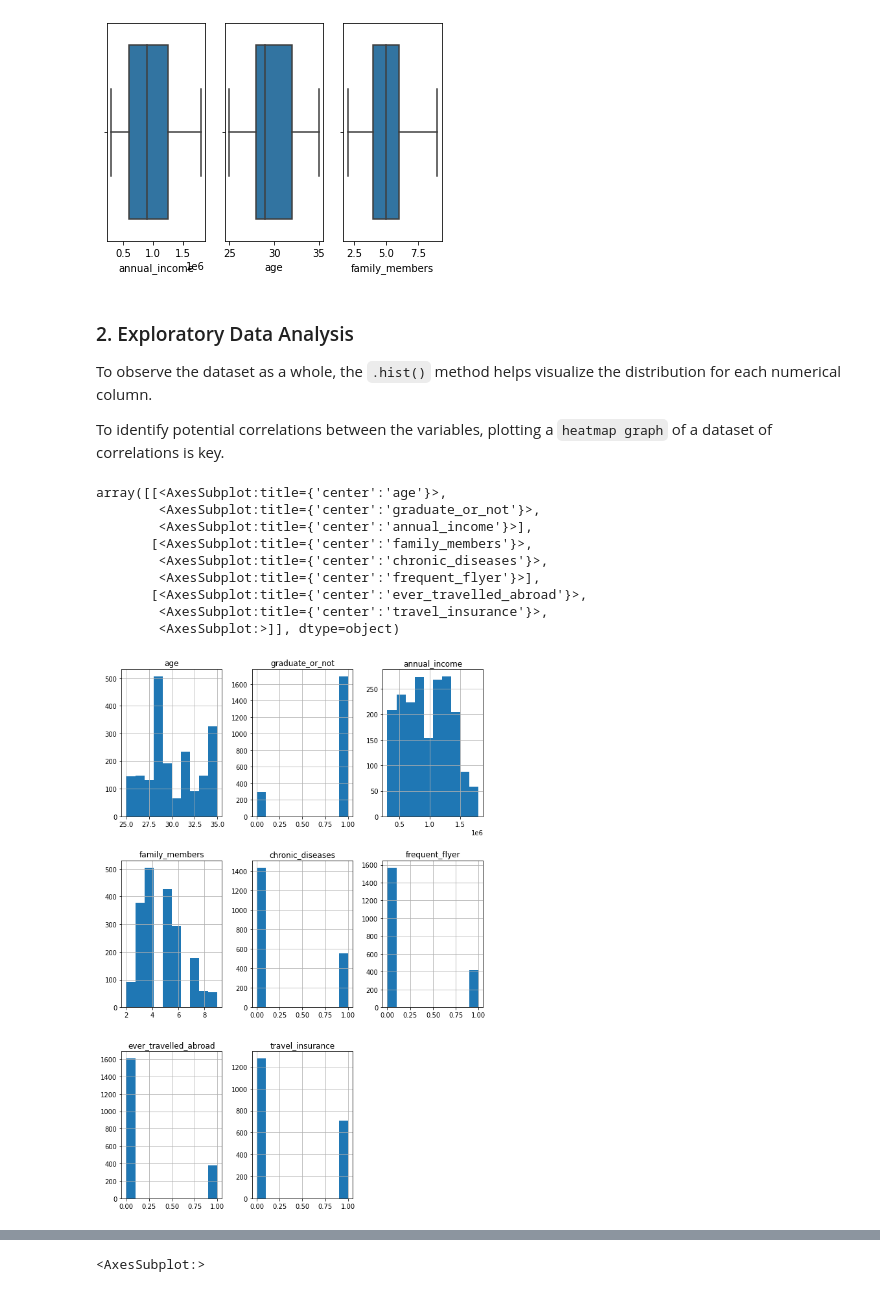
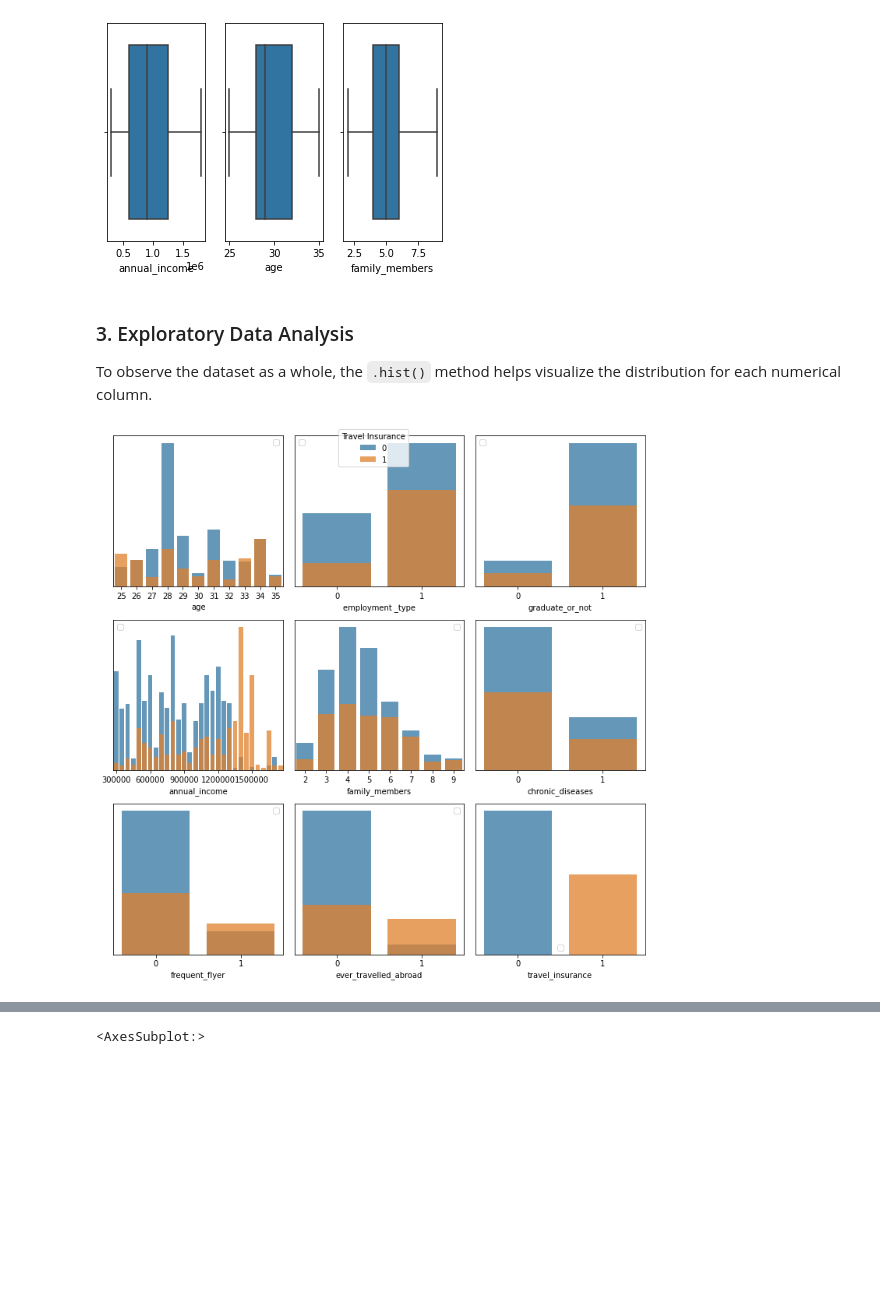
Before and after one commit to edgarflauzino/travel_insurance_analysis, a Jupyter notebook: analysis.ipynb, the cells around one changed output, grey strips where cells are left out. Cells and saved outputs as stored; diff of their text form; code cells hidden in the pictures; blank space fills up the shorter version.

Commit message:
improving analysis / added model metrics

```diff
--- a/analysis.ipynb
+++ b/analysis.ipynb
@@ -106,23 +108,21 @@ plt.show()
 # %% [output]
 [figure]
 # %% [markdown]
-### 2. Exploratory Data Analysis
+### 3. Exploratory Data Analysis
 
 To observe the dataset as a whole, the ``.hist()`` method helps visualize the distribution for each numerical column.
-
-To identify potential correlations between the variables, plotting a ``heatmap graph`` of a dataset of correlations is key.
-# %%
-fig = plt.figure(figsize = (10,15))
-ax = fig.gca()
-df.hist(ax=ax)
-# %% [output]
-array([[<AxesSubplot:title={'center':'age'}>,
-        <AxesSubplot:title={'center':'graduate_or_not'}>,
-        <AxesSubplot:title={'center':'annual_income'}>],
-       [<AxesSubplot:title={'center':'family_members'}>,
-        <AxesSubplot:title={'center':'chronic_diseases'}>,
-        <AxesSubplot:title={'center':'frequent_flyer'}>],
-       [<AxesSubplot:title={'center':'ever_travelled_abroad'}>,
-        <AxesSubplot:title={'center':'travel_insurance'}>,
-        <AxesSubplot:>]], dtype=object)
-[figure, removed]
+# %%
+fig, ax = plt.subplots(3,3, figsize=(10,10))
+for j in range(3):
+    for i, column in zip(range(3), df.columns[j*3:]):
+        g = sns.countplot(x=column, data=df, hue='travel_insurance', dodge=False, alpha=0.75, ax=ax[j,i])
+        ax[j,i].legend([])
+        g.set_yticks([])
+        g.set_ylabel('')
+        ax[j,i].xaxis.set_major_locator(plt.MaxNLocator(5)) if column == 'annual_income' else None
+
+
+fig.legend(*ax[0,0].get_legend_handles_labels(), loc='upper center', title='Travel Insurance')
+plt.tight_layout()
+# %% [output]
+[figure, added]
```
Also changed, not shown: parts of 34 cells of this notebook.
